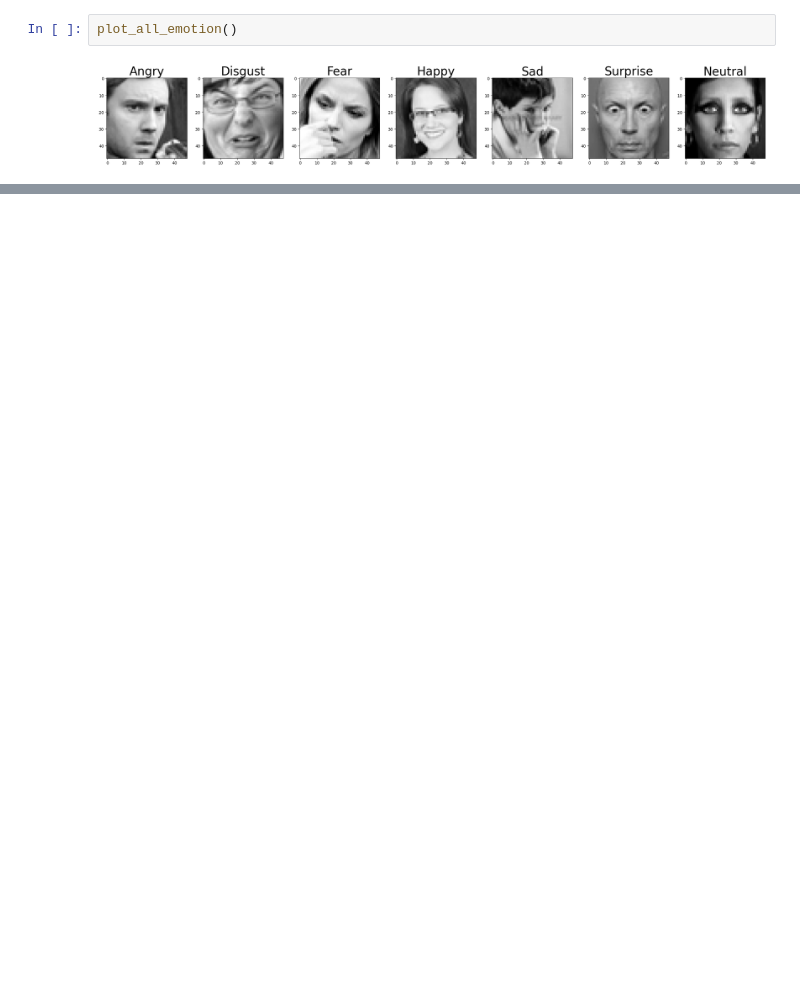
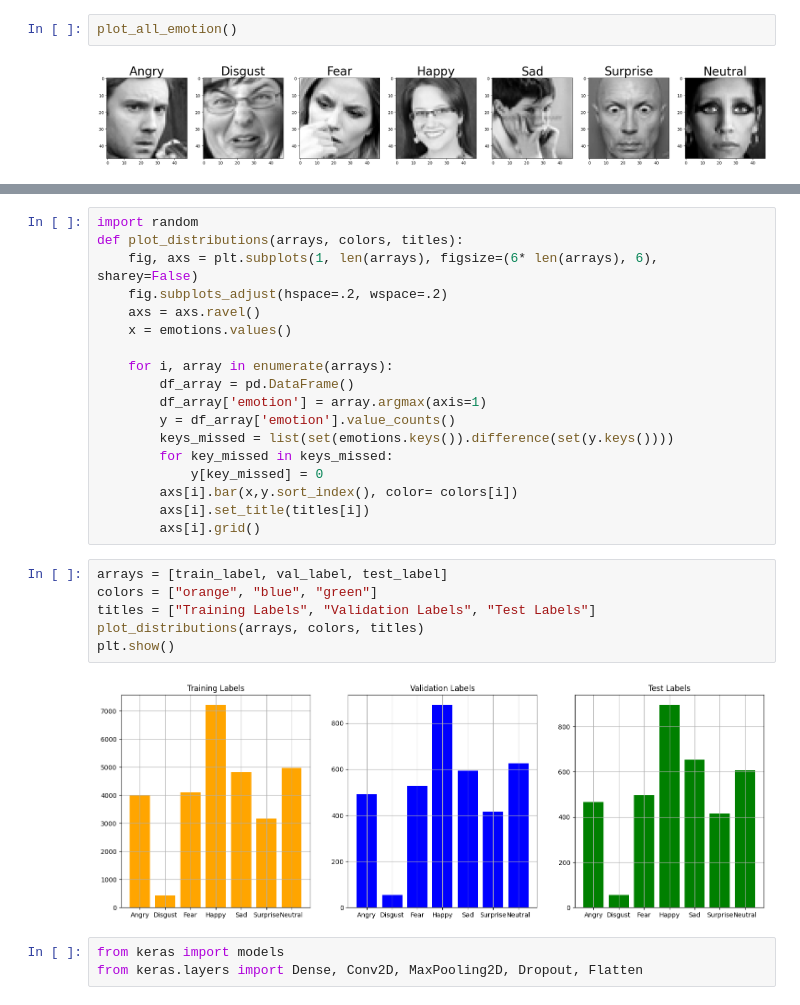
Before and after one commit to s4bih/machine-learning, a Jupyter notebook: Untitled13.ipynb, the cells around one changed output, grey strips where cells are left out. Drawn from its saved outputs; the diff is of its cells as text; blank space fills up the shorter version.

```diff
--- a/Untitled13.ipynb
+++ b/Untitled13.ipynb
@@ -128,0 +147,29 @@ plot_all_emotion()
+# %%
+import random
+def plot_distributions(arrays, colors, titles):
+    fig, axs = plt.subplots(1, len(arrays), figsize=(6* len(arrays), 6), sharey=False)
+    fig.subplots_adjust(hspace=.2, wspace=.2)
+    axs = axs.ravel()
+    x = emotions.values()
+
+    for i, array in enumerate(arrays):
+        df_array = pd.DataFrame()
+        df_array['emotion'] = array.argmax(axis=1)
+        y = df_array['emotion'].value_counts()
+        keys_missed = list(set(emotions.keys()).difference(set(y.keys())))
+        for key_missed in keys_missed:
+            y[key_missed] = 0
+        axs[i].bar(x,y.sort_index(), color= colors[i])
+        axs[i].set_title(titles[i])
+        axs[i].grid()
+# %%
+arrays = [train_label, val_label, test_label]
+colors = ["orange", "blue", "green"]
+titles = ["Training Labels", "Validation Labels", "Test Labels"]
+plot_distributions(arrays, colors, titles)
+plt.show()
+# %% [output]
+[figure, added]
+# %%
+from keras import models
+from keras.layers import Dense, Conv2D, MaxPooling2D, Dropout, Flatten
```
Also changed, not shown: parts of 7 cells of this notebook.
